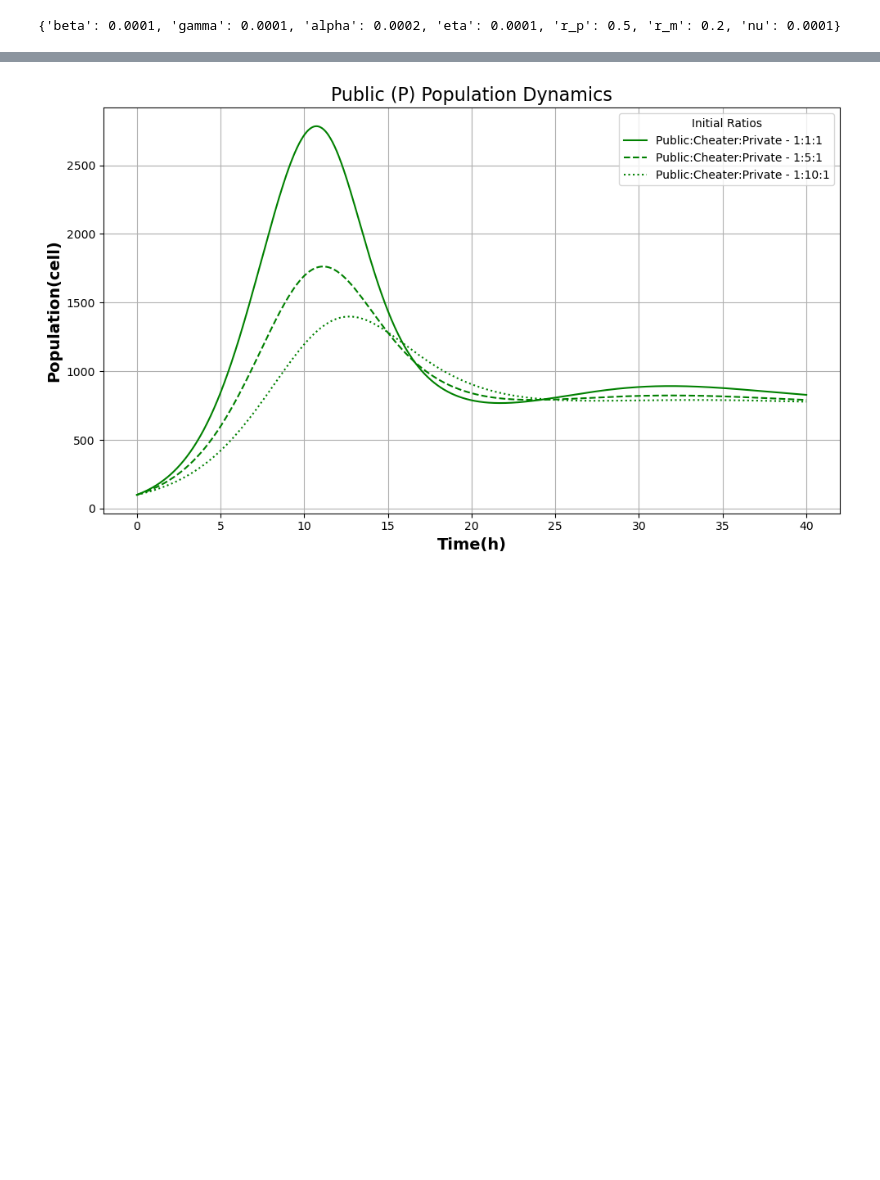
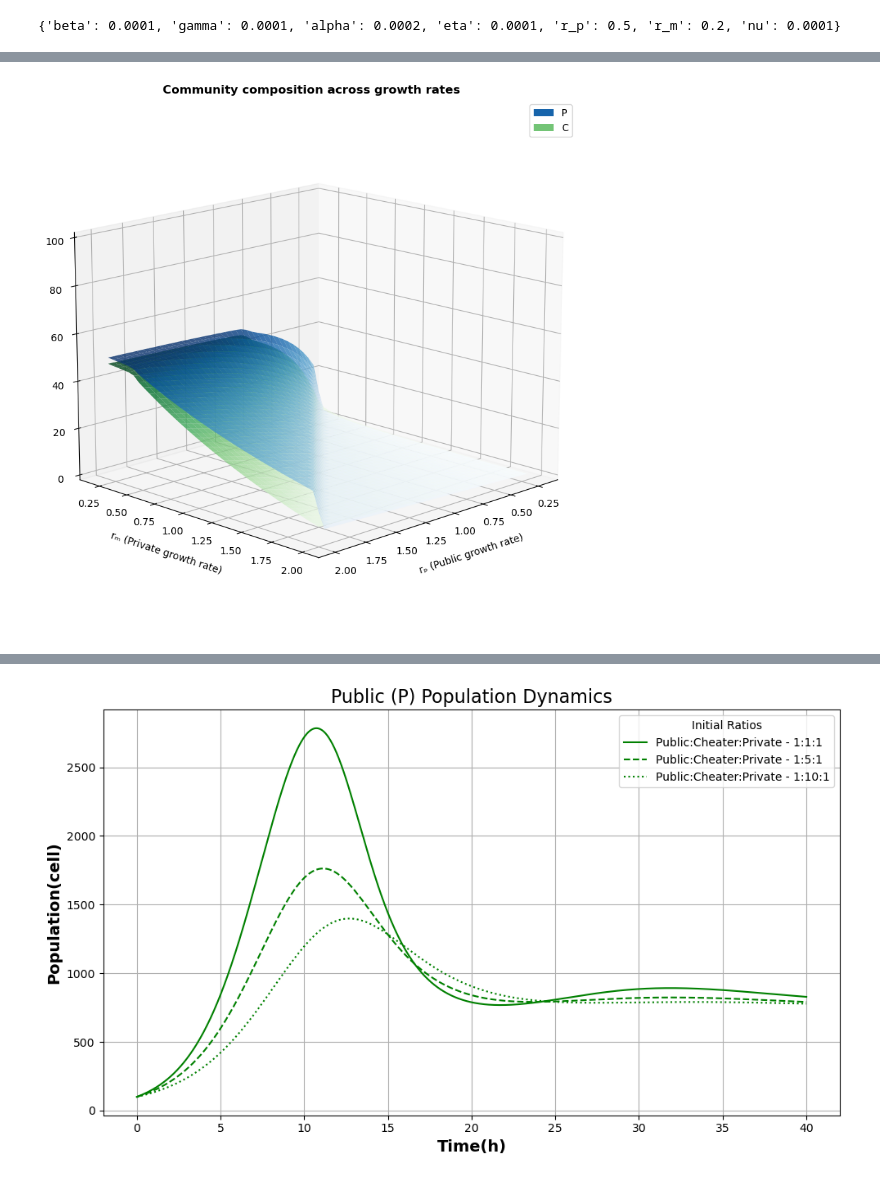
Before and after one commit to Computational-Biology-Aachen/FightClub, a Jupyter notebook: Analysis/main.ipynb, the cells around one changed output, grey strips where cells are left out. Saved outputs shown, nothing was run; the diff lists cells and outputs as text; code cells hidden in the pictures; blank space fills up the shorter version.

```diff
--- a/Analysis/main.ipynb
+++ b/Analysis/main.ipynb
@@ -18,0 +318,57 @@ print(parameters)
+# %%
+fig = plt.figure(figsize=(10, 8))
+ax = fig.add_subplot(111, projection='3d')
+
+# Parameter ranges (relative to baseline)
+n_points = 40
+
+rp_vals = np.linspace(0.2, 2.0, n_points)
+rm_vals = np.linspace(0.2, 2.0, n_points)
+
+RP, RM = np.meshgrid(rp_vals, rm_vals, indexing="ij")
+
+# Convert to percentages
+p_percent = p_props * 100
+c_percent = c_props * 100
+m_percent = m_props * 100
+
+# Plot surfaces with transparency
+surf_P = ax.plot_surface(
+    RP, RM, p_percent,
+    cmap=cm.Blues,
+    alpha=0.8,
+    linewidth=0,
+    antialiased=True
+)
+
+surf_C = ax.plot_surface(
+    RP, RM, c_percent,
+    cmap=cm.Greens,
+    alpha=0.8,
+    linewidth=0,
+    antialiased=True
+)
+
+ax.set_xlabel('rₚ (Public growth rate)', labelpad=10)
+ax.set_ylabel('rₘ (Private growth rate)', labelpad=10)
+ax.set_zlabel('Population fraction (%)', labelpad=10)
+
+ax.set_title('Community composition across growth rates', fontweight="bold")
+
+# Fix z-limits for interpretability
+ax.set_zlim(0, 100)
+
+# Custom legend (since colorbars don't make sense now)
+from matplotlib.patches import Patch
+legend_elements = [
+    Patch(facecolor=cm.Blues(0.8), label='P'),
+    Patch(facecolor=cm.Greens(0.5), label='C'),
+]
+ax.legend(handles=legend_elements, loc='best')
+ax.view_init(elev=15, azim=45)
+
+plt.tight_layout()
+plt.savefig("output/figures/3d_overlay_composition.png", dpi=300)
+plt.show()
+# %% [output]
+[figure, added]
```
Also changed, not shown: parts of 30 cells of this notebook.
